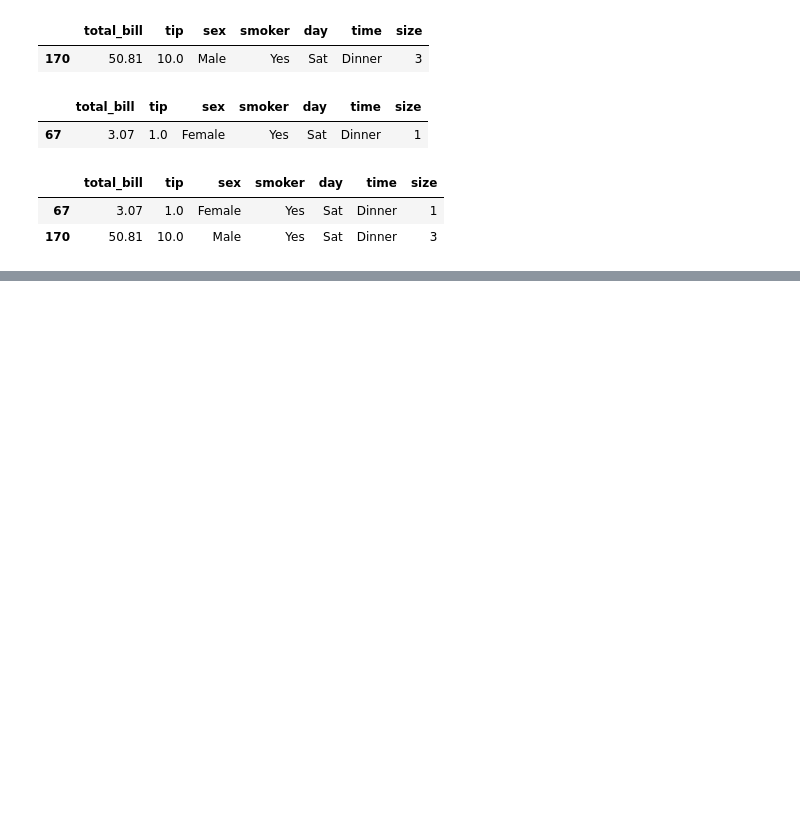
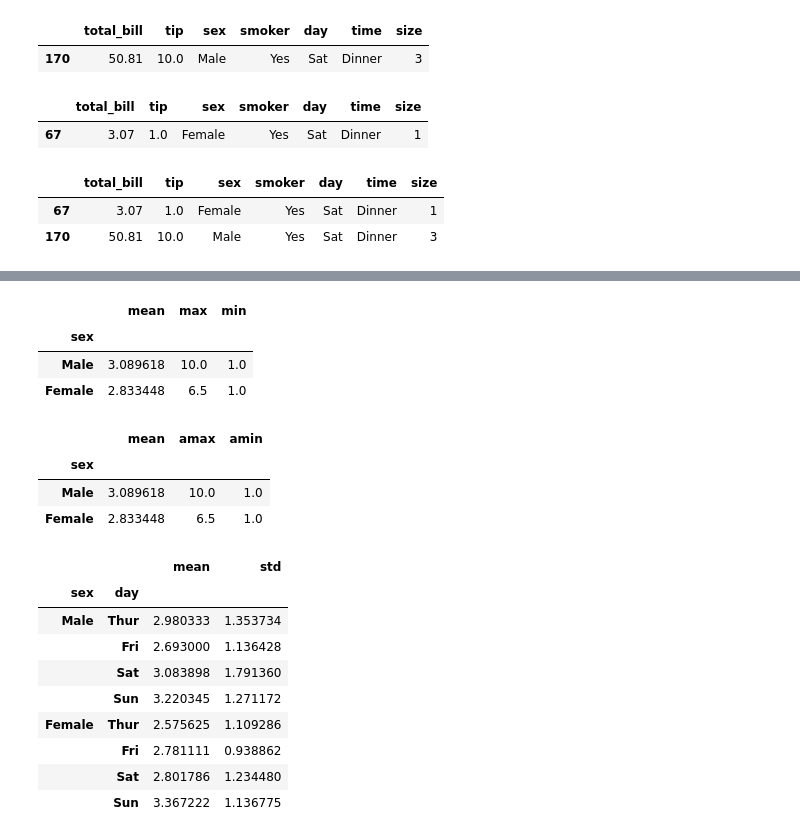
Before and after one commit to sejinseo/Itwill_Python, a Jupyter notebook: py20_DataFrame.ipynb, the cells around one changed output, grey strips where cells are left out. Saved outputs shown, nothing was run; the diff lists cells and outputs as text; code cells hidden in the pictures; blank space fills up the shorter version.

```diff
--- a/py20_DataFrame.ipynb
+++ b/py20_DataFrame.ipynb
@@ -143,0 +256,8 @@ tips[(tips['total_bill'] == tips['total_bill'].max()) | (tips['total_bill'] == t
+# %%
+# 성별 팁의 평균, 최댓값, 최솟값
+tips.groupby(by='sex')['tip'].agg(['mean', 'max', 'min']) # aggregate
+# %% [output]
+|  | mean | max | min |
+| sex |  |  |  |
+| Male | 3.089618 | 10.0 | 1.0 |
+| Female | 2.833448 | 6.5 | 1.0 |
@@ -143,0 +266,21 @@ tips[(tips['total_bill'] == tips['total_bill'].max()) | (tips['total_bill'] == t
+# %%
+tips.groupby(by='sex')['tip'].agg([np.mean, np.max, np.min])
+# %% [output]
+|  | mean | amax | amin |
+| sex |  |  |  |
+| Male | 3.089618 | 10.0 | 1.0 |
+| Female | 2.833448 | 6.5 | 1.0 |
+# %%
+# 성별, 요일별 팁의 평균, 표준편차
+tips.groupby(by=['sex', 'day'])['tip'].agg([np.mean, np.std])
+# %% [output]
+|  |  | mean | std |
+| sex | day |  |  |
+| Male | Thur | 2.980333 | 1.353734 |
+|  | Fri | 2.693000 | 1.136428 |
+|  | Sat | 3.083898 | 1.791360 |
+|  | Sun | 3.220345 | 1.271172 |
+| Female | Thur | 2.575625 | 1.109286 |
+|  | Fri | 2.781111 | 0.938862 |
+|  | Sat | 2.801786 | 1.234480 |
+|  | Sun | 3.367222 | 1.136775 |
```
Also changed, not shown: parts of 21 cells of this notebook.
